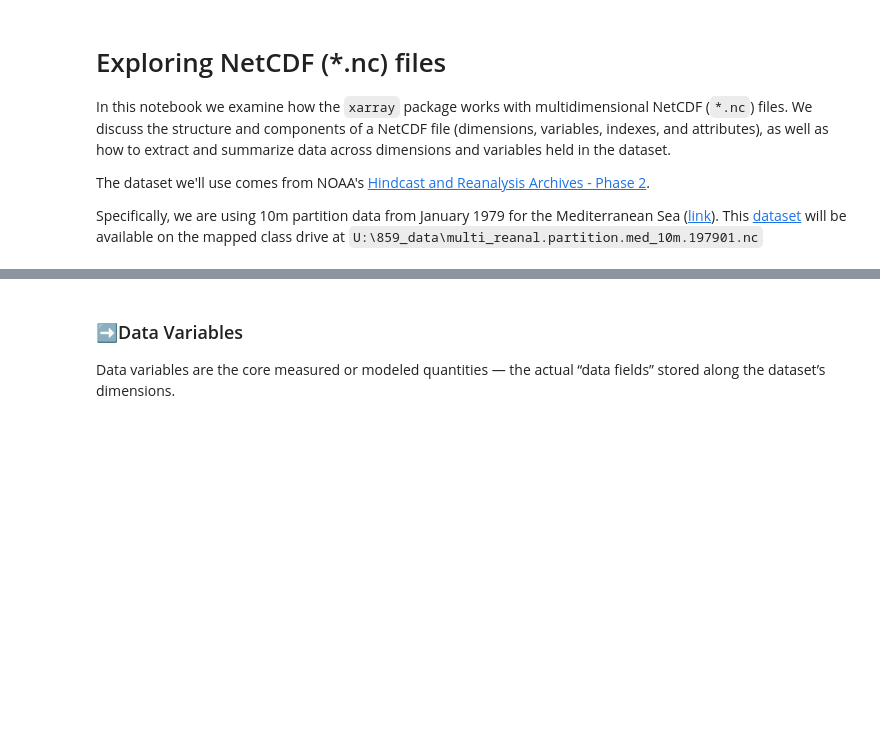
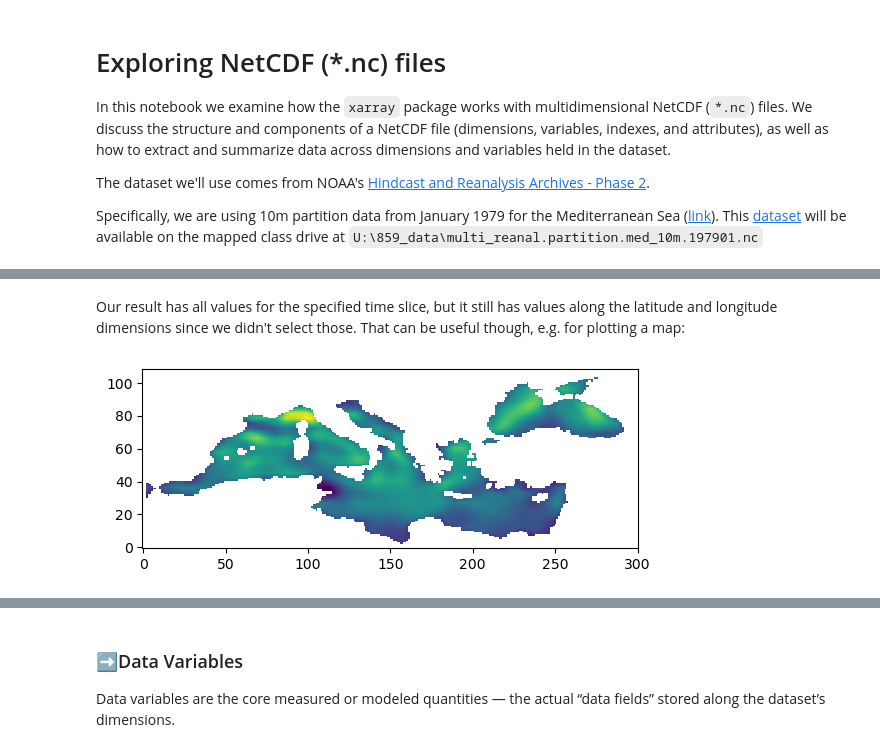
Before and after one commit to ENV859/coding_xarray, a Jupyter notebook: src/Explore-nc-file.ipynb, the cells around one changed output, grey strips where cells are left out. Saved outputs shown, nothing was run; the diff lists cells and outputs as text; code cells hidden in the pictures; blank space fills up the shorter version.

```diff
--- a/src/Explore-nc-file.ipynb
+++ b/src/Explore-nc-file.ipynb
@@ -16,5 +20,5 @@ import matplotlib.pyplot as plt
 # %%
 # Set path to nc filed and import as an xarray dataset, then show the dataset object
-nc_file = "V:\multi_reanal.partition.med_10m.197901.nc"
+nc_file = "U:\859_data\multi_reanal.partition.med_10m.197901.nc"
 ds = xr.open_dataset(nc_file)
 ds
@@ -26,0 +201,4 @@ Our data has 4 dimensions:
+# %%
+#From the wind-speed variable, select records from Jan 1st, 1979 at 2am
+wind_speed_Jan2_2pm = ds['wind_speed'].sel(date='1979-01-01T02:00:00.000000000')
+wind_speed_Jan2_2pm
@@ -26,0 +214,7 @@ Our data has 4 dimensions:
+# %% [markdown]
+Our result has all values for the specified time slice, but it still has values along the latitude and longitude dimensions since we didn't select those. That can be useful though, e.g. for plotting a map:
+# %%
+#Plot the result
+plt.imshow(wind_speed_Jan2_2pm,origin='lower');
+# %% [output]
+[figure, added]
```
Also changed, not shown: parts of 43 cells of this notebook.
